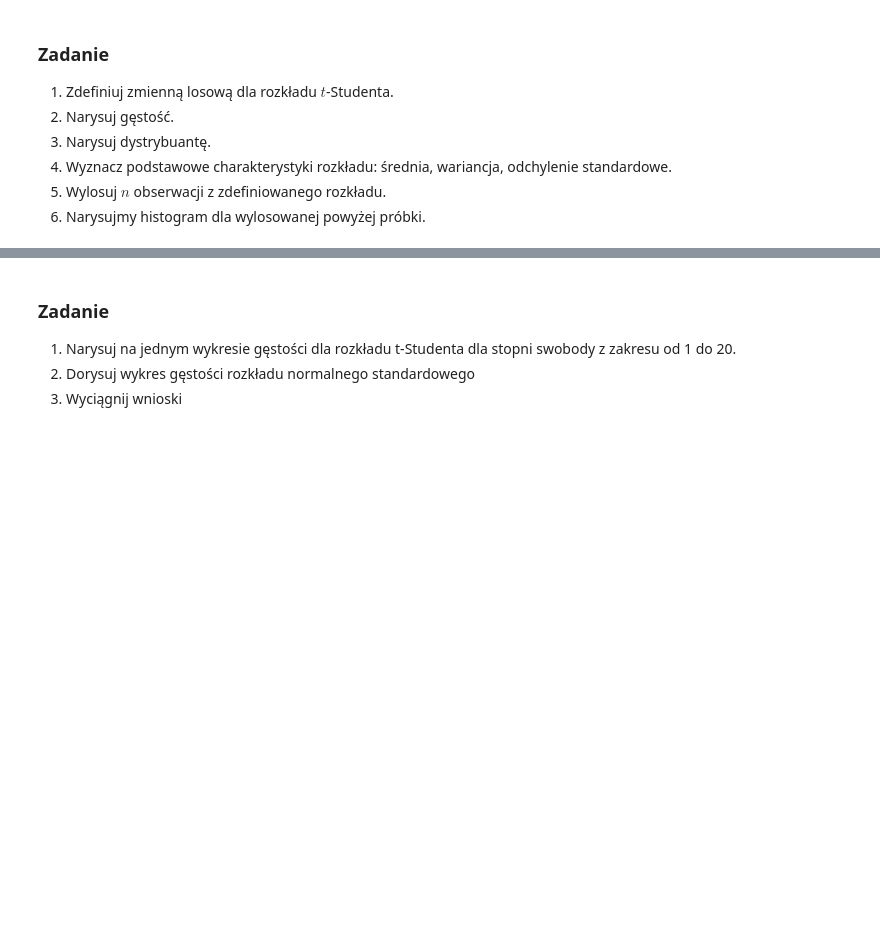
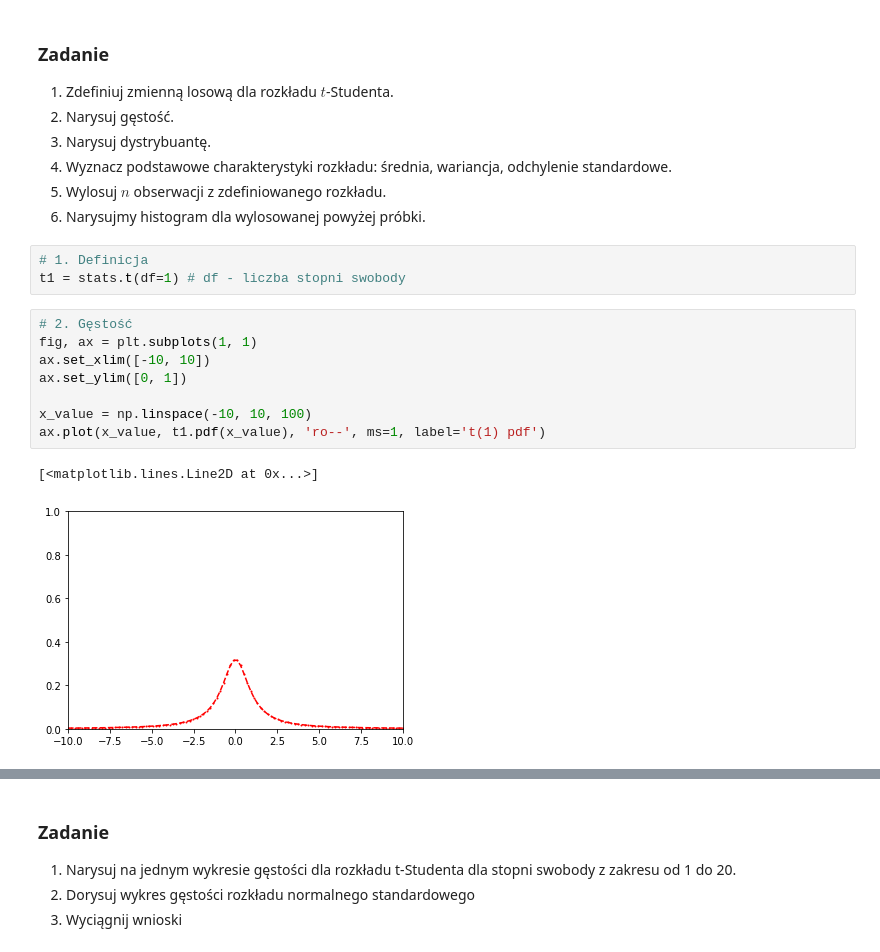
Before and after one commit to mdabrowski-phd/ds250223_stat, a Jupyter notebook: 02_rachunek_prawdopodobienstwa/06_rozklad_t_studenta.ipynb, the cells around one changed output, grey strips where cells are left out. Saved outputs shown, nothing was run; the diff lists cells and outputs as text; blank space fills up the shorter version.

```diff
--- a/02_rachunek_prawdopodobienstwa/06_rozklad_t_studenta.ipynb
+++ b/02_rachunek_prawdopodobienstwa/06_rozklad_t_studenta.ipynb
@@ -24,3 +24,17 @@ https://docs.scipy.org/doc/scipy/reference/generated/scipy.stats.t.html#scipy.st
 4. Wyznacz podstawowe charakterystyki rozkładu: średnia, wariancja, odchylenie standardowe.
 5. Wylosuj $n$ obserwacji z zdefiniowanego rozkładu.
 6. Narysujmy histogram dla wylosowanej powyżej próbki.
+# %%
+# 1. Definicja
+t1 = stats.t(df=1) # df - liczba stopni swobody
+# %%
+# 2. Gęstość
+fig, ax = plt.subplots(1, 1)
+ax.set_xlim([-10, 10])
+ax.set_ylim([0, 1])
+
+x_value = np.linspace(-10, 10, 100)
+ax.plot(x_value, t1.pdf(x_value), 'ro--', ms=1, label='t(1) pdf')
+# %% [output]
+[<matplotlib.lines.Line2D at 0x...>]
+[figure, added]
```
Also changed, not shown: parts of 11 cells of this notebook, 2 other files.
